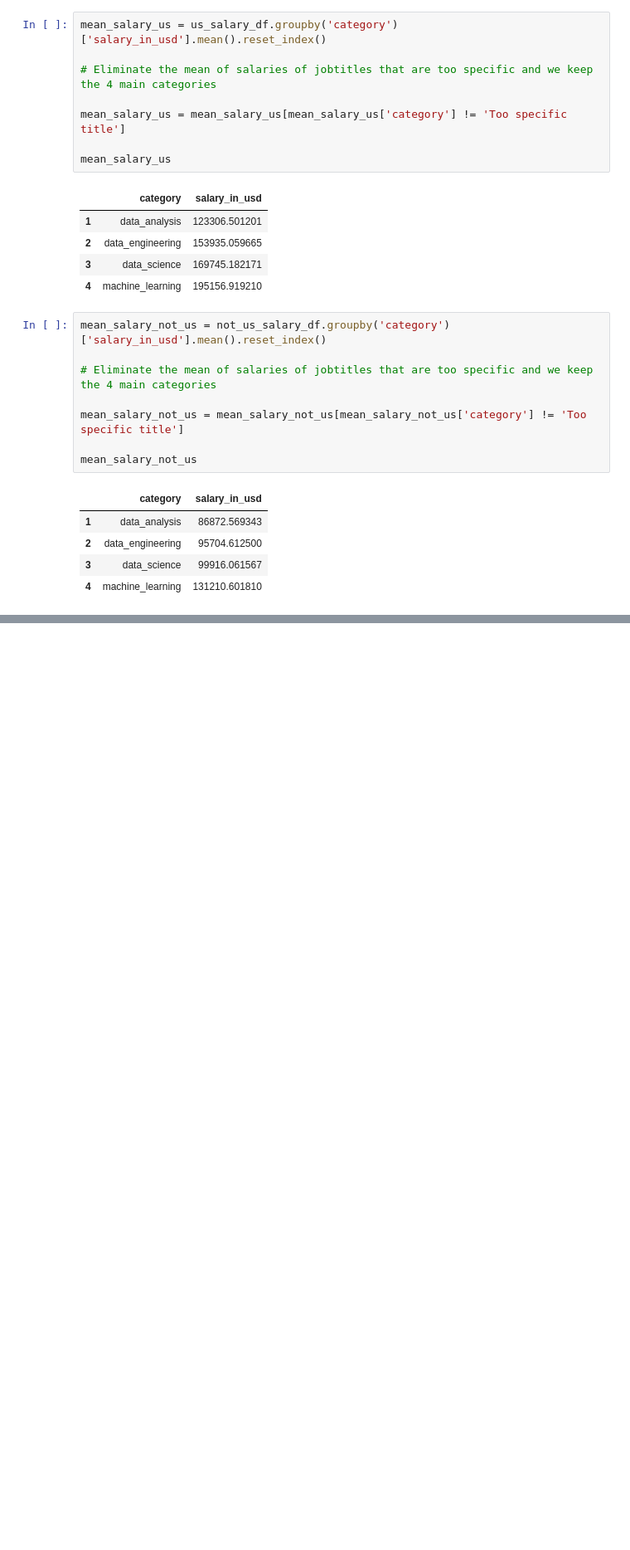
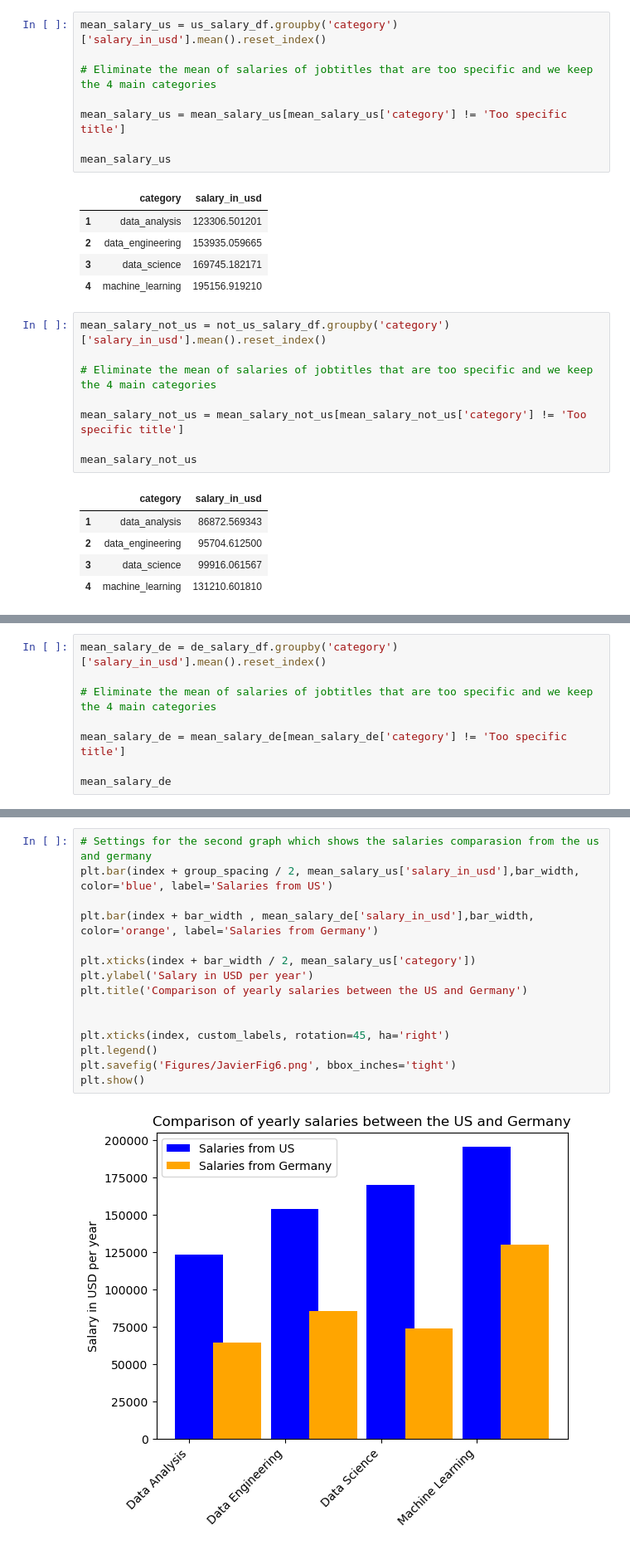
Before and after one commit to Starkilled1/Data-Salaries-2023-2024-analysis, a Jupyter notebook: Javier.ipynb, the cells around one changed output, grey strips where cells are left out. Shown at 83% size. Saved outputs shown, nothing was run; the diff lists cells and outputs as text; blank space fills up the shorter version.

```diff
--- a/Javier.ipynb
+++ b/Javier.ipynb
@@ -269,0 +320,8 @@ mean_salary_not_us
+# %%
+mean_salary_de = de_salary_df.groupby('category')['salary_in_usd'].mean().reset_index()
+
+# Eliminate the mean of salaries of jobtitles that are too specific and we keep the 4 main categories
+
+mean_salary_de = mean_salary_de[mean_salary_de['category'] != 'Too specific title']
+
+mean_salary_de
@@ -291,0 +407,17 @@ plt.show()
+# %%
+# Settings for the second graph which shows the salaries comparasion from the us and germany
+plt.bar(index + group_spacing / 2, mean_salary_us['salary_in_usd'],bar_width, color='blue', label='Salaries from US')
+
+plt.bar(index + bar_width , mean_salary_de['salary_in_usd'],bar_width, color='orange', label='Salaries from Germany')
+
+plt.xticks(index + bar_width / 2, mean_salary_us['category'])
+plt.ylabel('Salary in USD per year')
+plt.title('Comparison of yearly salaries between the US and Germany')
+
+
+plt.xticks(index, custom_labels, rotation=45, ha='right')
+plt.legend()
+plt.savefig('Figures/JavierFig6.png', bbox_inches='tight')
+plt.show()
+# %% [output]
+[figure, added]
```
Also changed, not shown: parts of 10 cells of this notebook, 6 other files.
